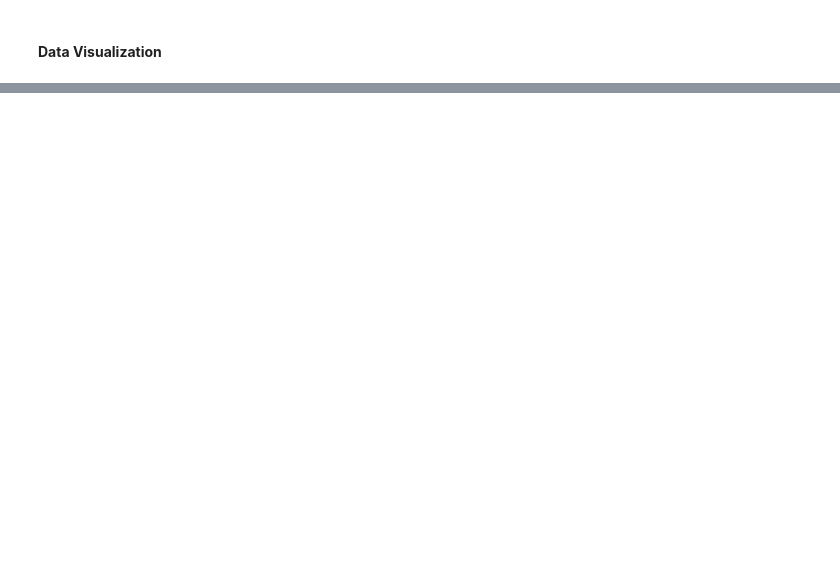
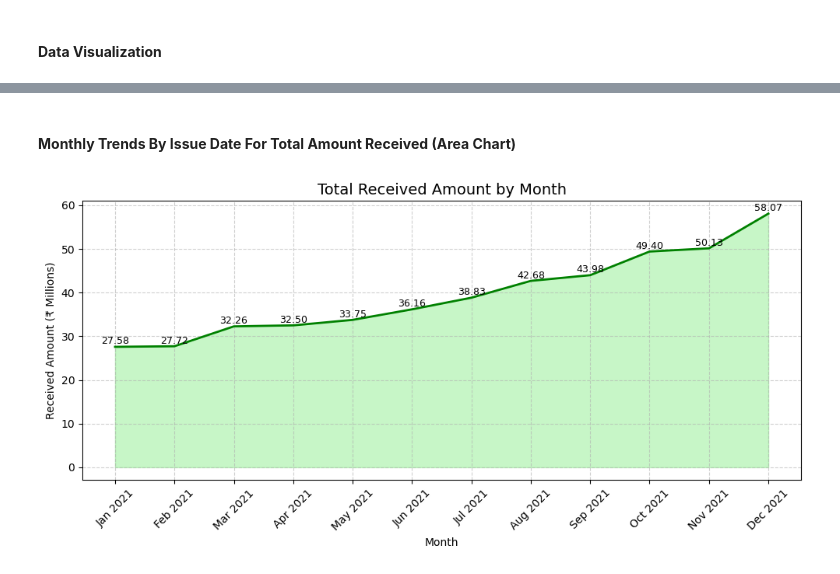
Before and after one commit to Priyanshu-Debugs/Data-Analysis-Project, a Jupyter notebook: Bank-Loan-Analysis/bank_loan_analysis.ipynb, the cells around one changed output, grey strips where cells are left out. Drawn from its saved outputs; the diff is of its cells as text; code cells hidden in the pictures; blank space fills up the shorter version.

```diff
--- a/Bank-Loan-Analysis/bank_loan_analysis.ipynb
+++ b/Bank-Loan-Analysis/bank_loan_analysis.ipynb
@@ -178,0 +233,31 @@ Percentage of Good Loan Applications is 86.18 %
+# %% [markdown]
+#### **Monthly Trends By Issue Date For Total Amount Received (Area Chart)**
+# %%
+monthly_received = (
+    df.sort_values('issue_date')
+      .assign(month_name=lambda x: x['issue_date'].dt.strftime('%b %Y'))
+      .groupby('month_name', sort=False)['total_payment']
+      .sum()
+      .div(1000000)
+      .reset_index(name='received_amount_millions')
+)
+
+plt.figure(figsize=(10, 5))
+plt.fill_between(monthly_received[ 'month_name'], monthly_received['received_amount_millions'],
+color='lightgreen', alpha=0.5)
+plt.plot(monthly_received[ 'month_name' ], monthly_received[ 'received_amount_millions'],
+color='green', linewidth=2)
+
+for i, row in monthly_received.iterrows():
+    plt.text(i, row['received_amount_millions'] + 0.1, f"{row['received_amount_millions']:.2f}",
+             ha='center', va='bottom', fontsize=9, rotation=0, color='black')
+
+plt.title('Total Received Amount by Month', fontsize=14)
+plt.xlabel('Month')
+plt.ylabel('Received Amount (₹ Millions)')
+plt.xticks(ticks=range(len(monthly_received)), labels=monthly_received['month_name'], rotation=45)
+plt.grid(True, linestyle='--', alpha=0.6)
+plt.tight_layout()
+plt.show()
+# %% [output]
+[figure, added]
```
Also changed, not shown: parts of 18 cells of this notebook.
